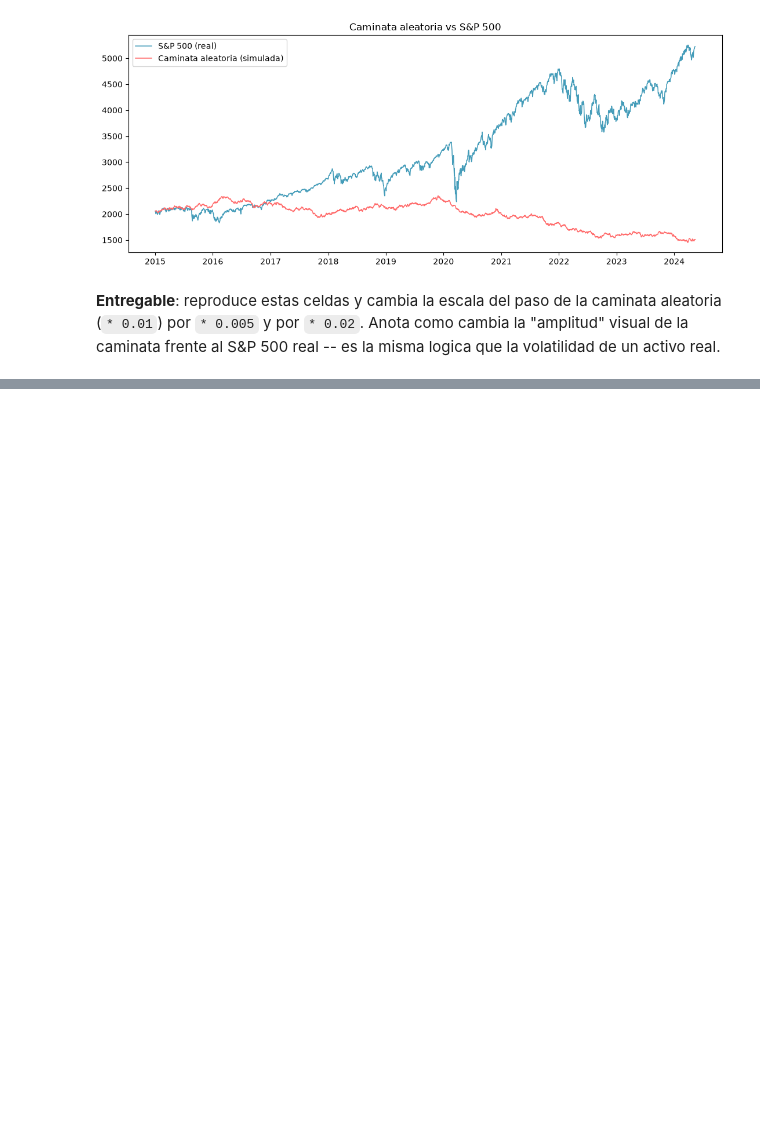
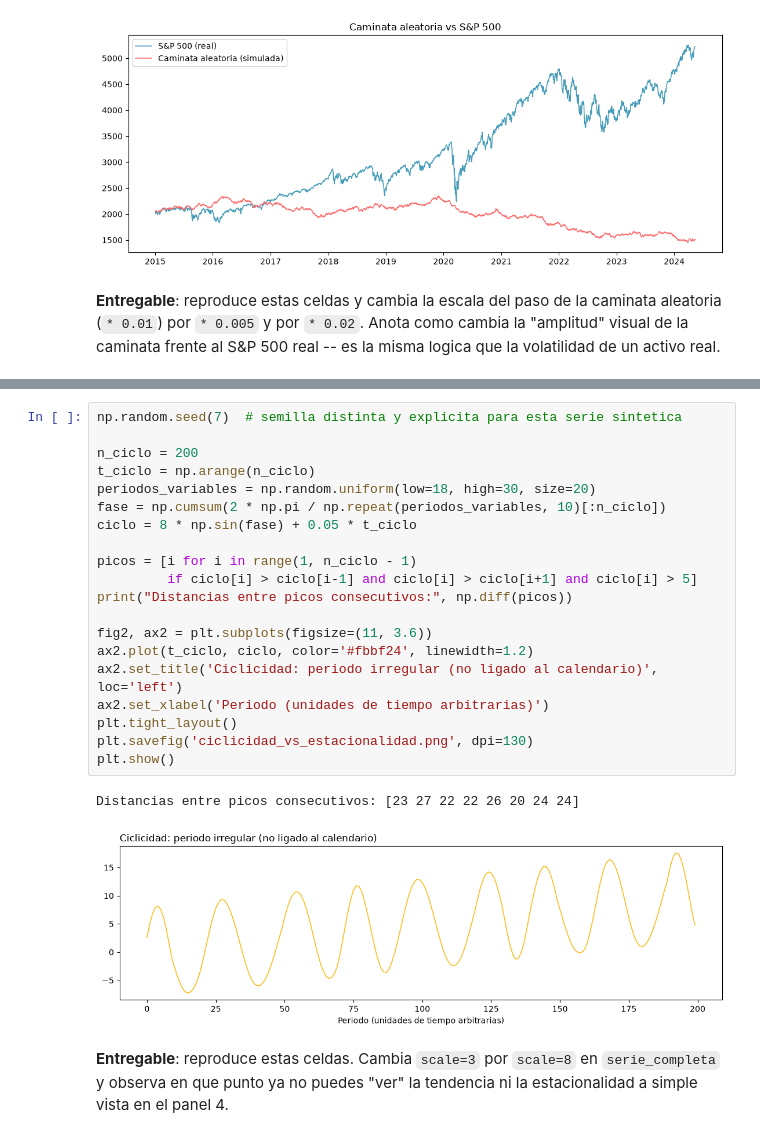
Before and after one commit to joanby/series-temporales-r-python, a Jupyter notebook: 03-caracteristicas-fundamentales/Python/01_ruido_blanco_y_caminata_aleatoria.ipynb, the cells around one changed output, grey strips where cells are left out. Drawn from its saved outputs; the diff is of its cells as text; blank space fills up the shorter version.

```diff
--- a/03-caracteristicas-fundamentales/Python/01_ruido_blanco_y_caminata_aleatoria.ipynb
+++ b/03-caracteristicas-fundamentales/Python/01_ruido_blanco_y_caminata_aleatoria.ipynb
@@ -100,0 +162,25 @@ plt.show()
+# %%
+np.random.seed(7)  # semilla distinta y explicita para esta serie sintetica
+
+n_ciclo = 200
+t_ciclo = np.arange(n_ciclo)
+periodos_variables = np.random.uniform(low=18, high=30, size=20)
+fase = np.cumsum(2 * np.pi / np.repeat(periodos_variables, 10)[:n_ciclo])
+ciclo = 8 * np.sin(fase) + 0.05 * t_ciclo
+
+picos = [i for i in range(1, n_ciclo - 1)
+         if ciclo[i] > ciclo[i-1] and ciclo[i] > ciclo[i+1] and ciclo[i] > 5]
+print("Distancias entre picos consecutivos:", np.diff(picos))
+
+fig2, ax2 = plt.subplots(figsize=(11, 3.6))
+ax2.plot(t_ciclo, ciclo, color='#fbbf24', linewidth=1.2)
+ax2.set_title('Ciclicidad: periodo irregular (no ligado al calendario)', loc='left')
+ax2.set_xlabel('Periodo (unidades de tiempo arbitrarias)')
+plt.tight_layout()
+plt.savefig('ciclicidad_vs_estacionalidad.png', dpi=130)
+plt.show()
+# %% [output]
+Distancias entre picos consecutivos: [23 27 22 22 26 20 24 24]
+[figure, added]
+# %% [markdown]
+**Entregable**: reproduce estas celdas. Cambia `scale=3` por `scale=8` en `serie_completa` y observa en que punto ya no puedes "ver" la tendencia ni la estacionalidad a simple vista en el panel 4.
```
Also changed, not shown: parts of 4 cells of this notebook.
